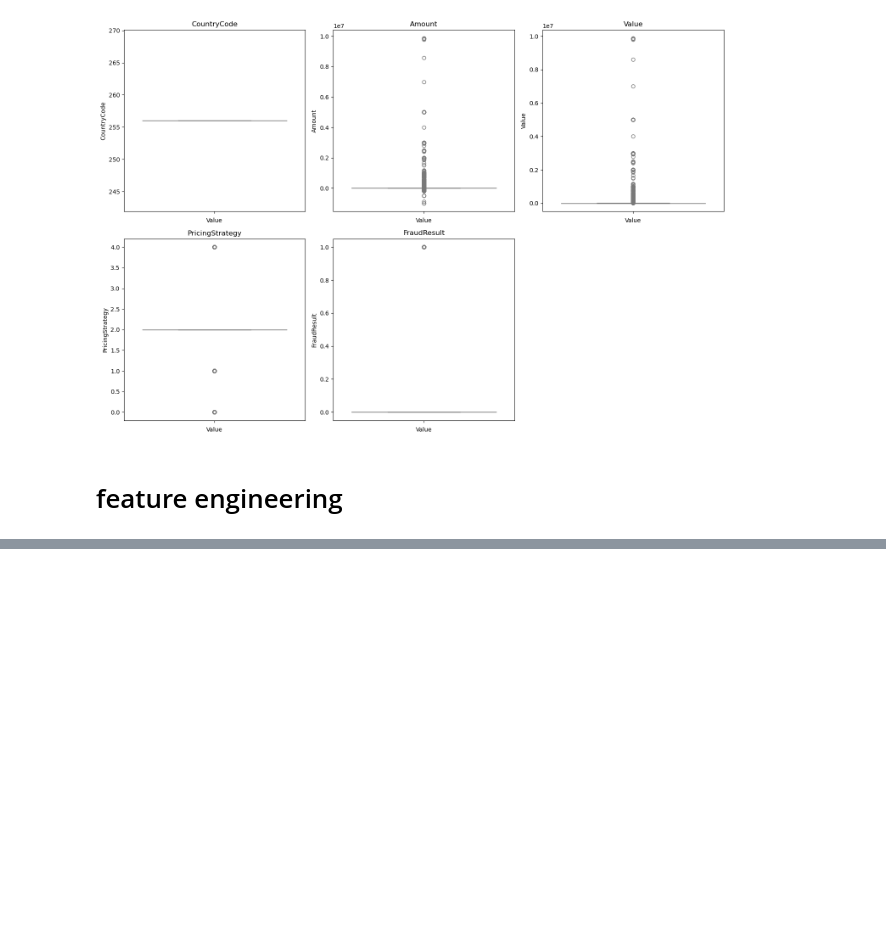
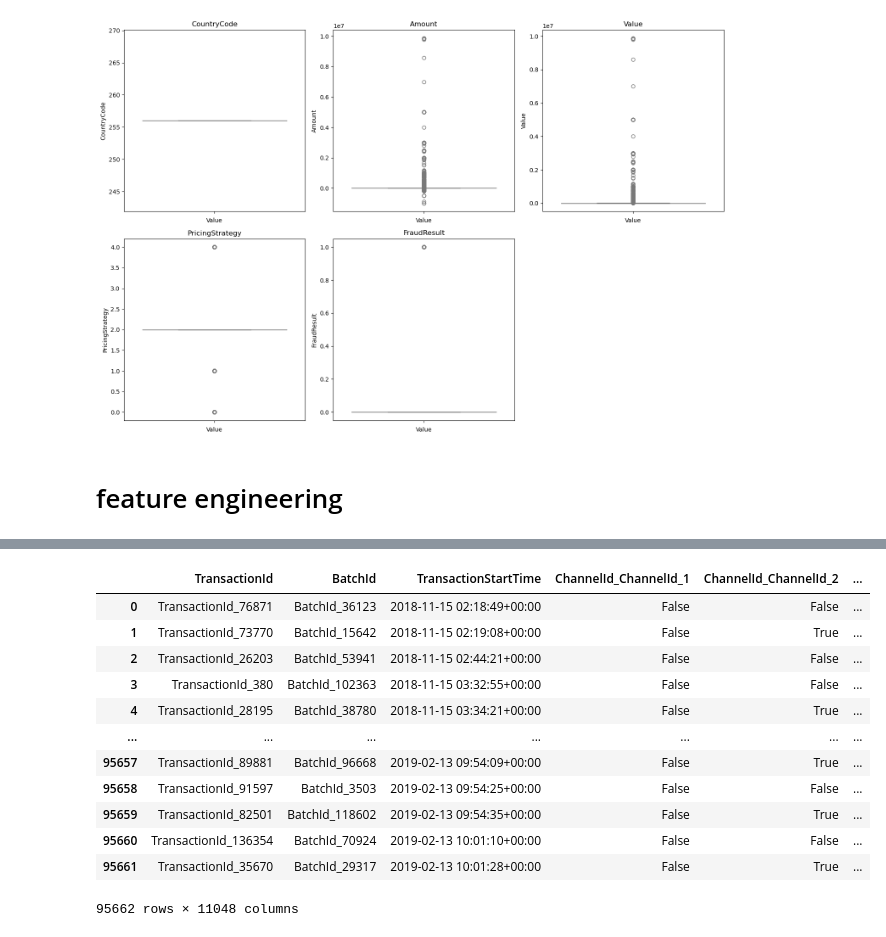
Before and after one commit to nadianesib4334/Bati_Bank_finance_Institute_-credit_score_analysis-edit, a Jupyter notebook: EDA.ipynb, the cells around one changed output, grey strips where cells are left out. Drawn from its saved outputs; the diff is of its cells as text; code cells hidden in the pictures; blank space fills up the shorter version.

```diff
--- a/EDA.ipynb
+++ b/EDA.ipynb
@@ -168,9 +189,6 @@ categorical_data
 | 95660 | TransactionId_136354 | BatchId_70924 | AccountId_1346 | SubscriptionId_652 | CustomerId_1709 | UGX | ProviderId_6 | ProductId_19 | ... |
 | 95661 | TransactionId_35670 | BatchId_29317 | AccountId_4841 | SubscriptionId_3829 | CustomerId_1709 | UGX | ProviderId_4 | ProductId_6 | ... |
 95662 rows × 11 columns
-# %%
-#Select categorical columns
-categorical_data = data.select_dtypes(include=['object', 'category'])
 # %%
 # Number of categorical features
 num_features = categorical_data.shape[1]  # This should be 11
@@ -322,0 +477,2 @@ plt.show()
+# %%
+categorical_data['TransactionStartTime'] = pd.to_datetime(categorical_data['TransactionStartTime'], errors='coerce')
@@ -322,0 +517,2 @@ plt.show()
+# %%
+categorical_data['TransactionStartTime'] = pd.to_datetime(categorical_data['TransactionStartTime'])
@@ -322,0 +535,19 @@ plt.show()
+# %%
+# Example for One-Hot Encoding
+categorical_data = pd.get_dummies(categorical_data, columns=['ChannelId','ProductCategory','ProductId','ProviderId','CurrencyCode','CustomerId','SubscriptionId','AccountId'])
+# %%
+categorical_data
+# %% [output]
+|  | TransactionId | BatchId | TransactionStartTime | ChannelId_ChannelId_1 | ChannelId_ChannelId_2 | ... |
+| 0 | TransactionId_76871 | BatchId_36123 | 2018-11-15 02:18:49+00:00 | False | False | ... |
+| 1 | TransactionId_73770 | BatchId_15642 | 2018-11-15 02:19:08+00:00 | False | True | ... |
+| 2 | TransactionId_26203 | BatchId_53941 | 2018-11-15 02:44:21+00:00 | False | False | ... |
+| 3 | TransactionId_380 | BatchId_102363 | 2018-11-15 03:32:55+00:00 | False | False | ... |
+| 4 | TransactionId_28195 | BatchId_38780 | 2018-11-15 03:34:21+00:00 | False | True | ... |
+| ... | ... | ... | ... | ... | ... | ... |
+| 95657 | TransactionId_89881 | BatchId_96668 | 2019-02-13 09:54:09+00:00 | False | True | ... |
+| 95658 | TransactionId_91597 | BatchId_3503 | 2019-02-13 09:54:25+00:00 | False | False | ... |
+| 95659 | TransactionId_82501 | BatchId_118602 | 2019-02-13 09:54:35+00:00 | False | True | ... |
+| 95660 | TransactionId_136354 | BatchId_70924 | 2019-02-13 10:01:10+00:00 | False | False | ... |
+| 95661 | TransactionId_35670 | BatchId_29317 | 2019-02-13 10:01:28+00:00 | False | True | ... |
+95662 rows × 11048 columns
```
Also changed, not shown: parts of 58 cells of this notebook, 1 other file.
